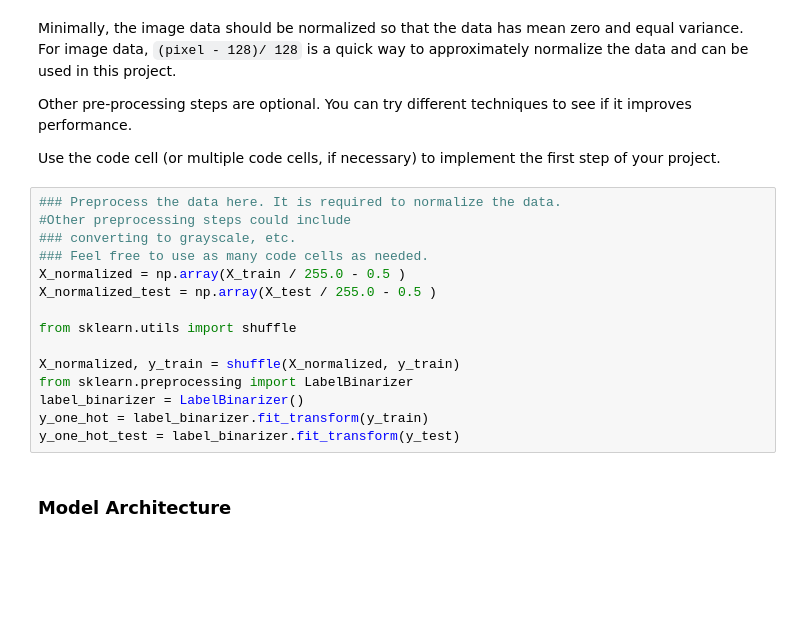
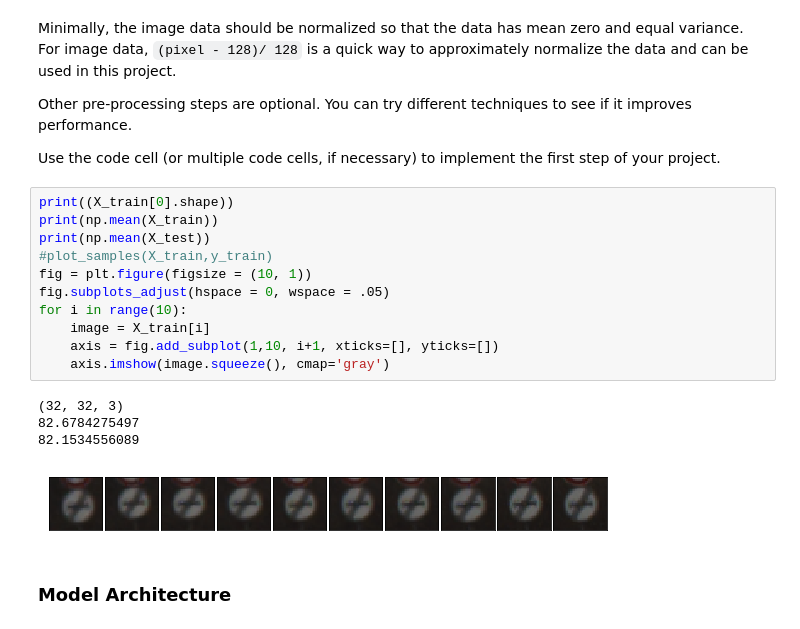
Before and after one commit to khorsandi2014/Udacity_self_driving_car, a Jupyter notebook: Term1/CarND-Traffic-Sign-Classifier-Project/Traffic_Sign_Classifier.ipynb, the cells around one changed output. Saved outputs shown, nothing was run; the diff lists cells and outputs as text; blank space fills up the shorter version.

```diff
--- a/Term1/CarND-Traffic-Sign-Classifier-Project/Traffic_Sign_Classifier.ipynb
+++ b/Term1/CarND-Traffic-Sign-Classifier-Project/Traffic_Sign_Classifier.ipynb
@@ -207,21 +224,22 @@ Minimally, the image data should be normalized so that the data has mean zero an
 Other pre-processing steps are optional. You can try different techniques to see if it improves performance.
 
 Use the code cell (or multiple code cells, if necessary) to implement the first step of your project.
-# %%
-### Preprocess the data here. It is required to normalize the data.
-#Other preprocessing steps could include
-### converting to grayscale, etc.
-### Feel free to use as many code cells as needed.
-X_normalized = np.array(X_train / 255.0 - 0.5 )
-X_normalized_test = np.array(X_test / 255.0 - 0.5 )
-
-from sklearn.utils import shuffle
-
-X_normalized, y_train = shuffle(X_normalized, y_train)
-from sklearn.preprocessing import LabelBinarizer
-label_binarizer = LabelBinarizer()
-y_one_hot = label_binarizer.fit_transform(y_train)
-y_one_hot_test = label_binarizer.fit_transform(y_test)
+# %%
+print((X_train[0].shape))
+print(np.mean(X_train))
+print(np.mean(X_test))
+#plot_samples(X_train,y_train)
+fig = plt.figure(figsize = (10, 1))
+fig.subplots_adjust(hspace = 0, wspace = .05)
+for i in range(10):
+    image = X_train[i]
+    axis = fig.add_subplot(1,10, i+1, xticks=[], yticks=[])
+    axis.imshow(image.squeeze(), cmap='gray')
+# %% [output]
+(32, 32, 3)
+82.6784275497
+82.1534556089
+[figure, added]
 # %% [markdown]
 ### Model Architecture
 # %%
```
Also changed, not shown: parts of 29 cells of this notebook, 37 other files.
